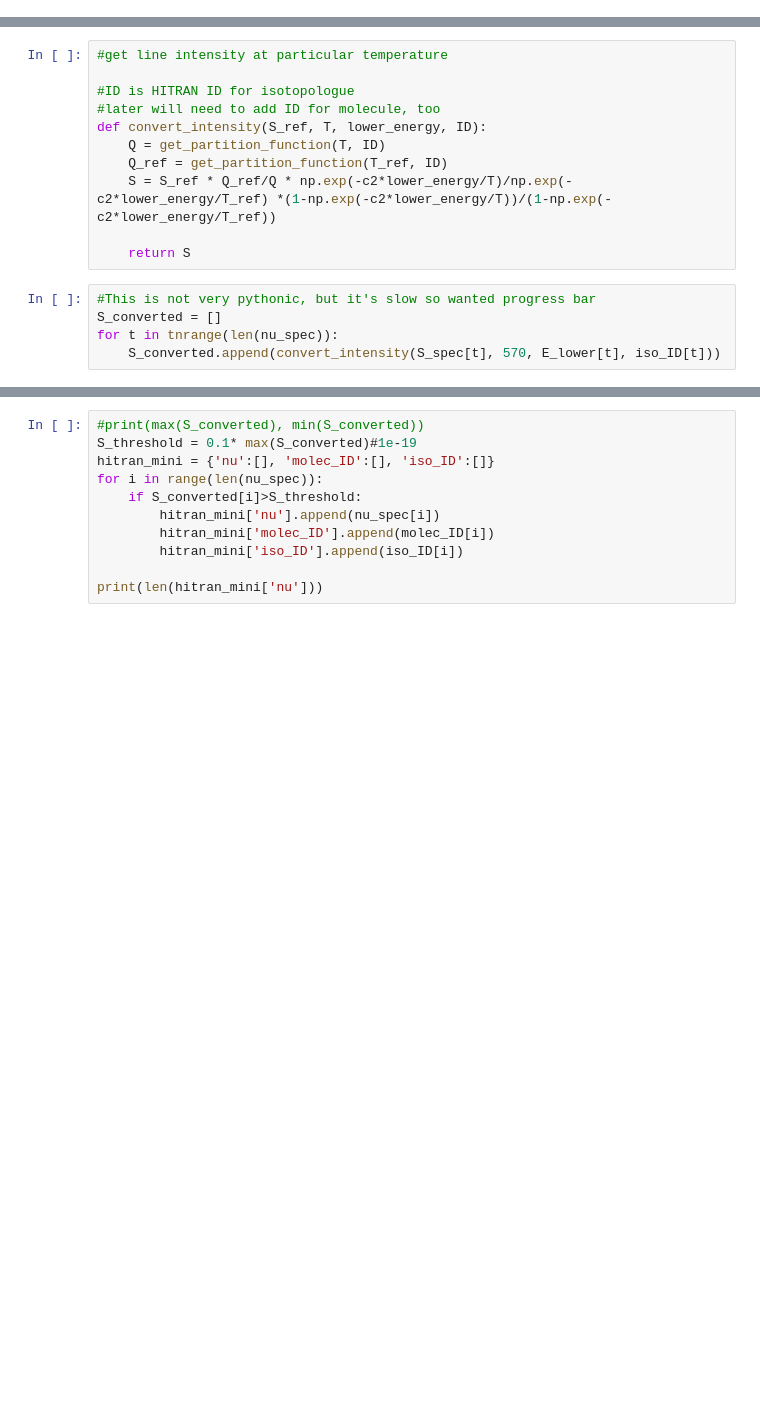
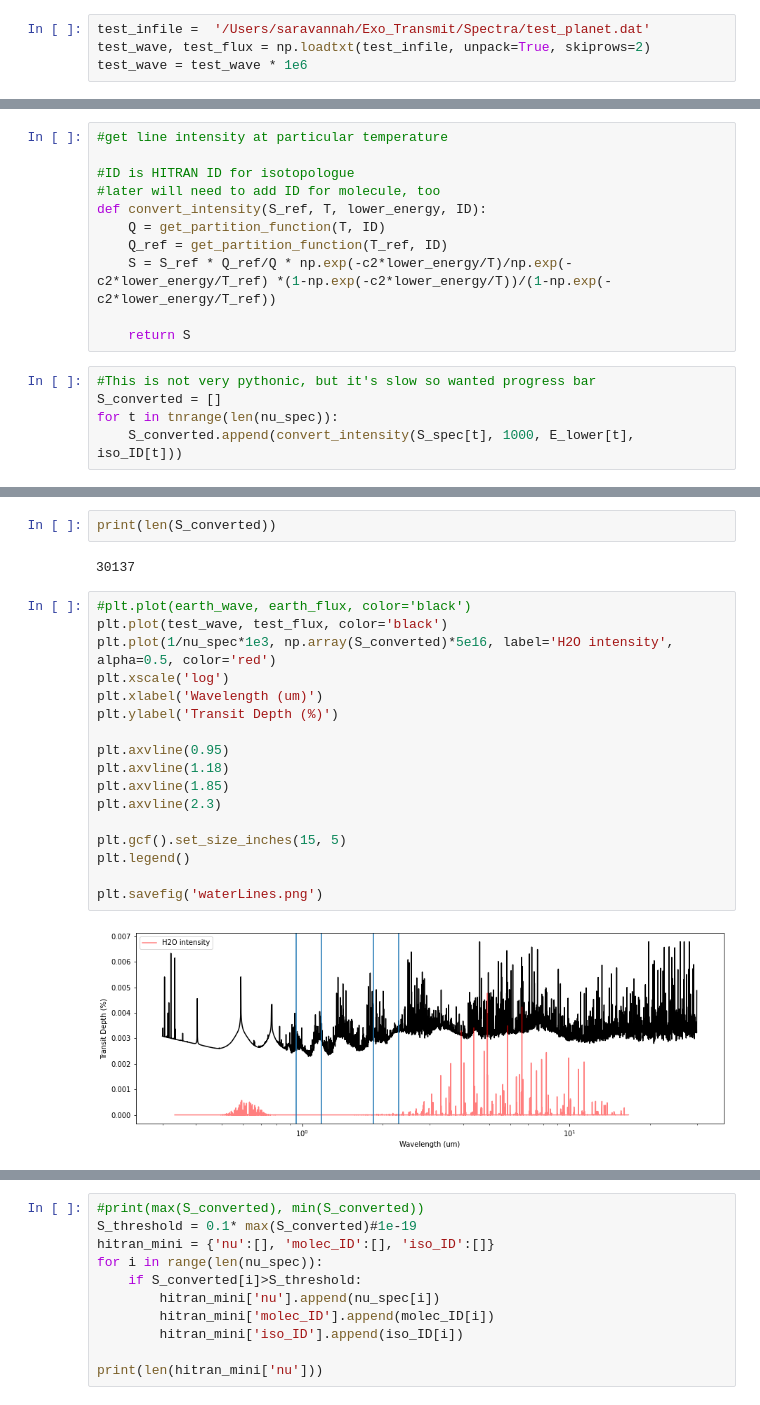
Before and after one commit to saracha413/betelgeuse, a Jupyter notebook: line_labels.ipynb, the cells around one changed output, grey strips where cells are left out. Saved outputs shown, nothing was run; the diff lists cells and outputs as text; blank space fills up the shorter version.

Commit message:
corrected comparison of HITRAN intensity to planet

```diff
--- a/line_labels.ipynb
+++ b/line_labels.ipynb
@@ -12,6 +12,10 @@ T_ref = 276 #HITRAN reference temp in K
 earth_infile = '/Users/saravannah/AstroSpec/Exo_Transmit_spectra/earth.txt'
 earth_wave, earth_flux = np.loadtxt(earth_infile, unpack=True, skiprows=2)
 earth_wave = earth_wave * 1e6
+# %%
+test_infile =  '/Users/saravannah/Exo_Transmit/Spectra/test_planet.dat'
+test_wave, test_flux = np.loadtxt(test_infile, unpack=True, skiprows=2)
+test_wave = test_wave * 1e6
 # %%
 #this is a big file - will take a minute to load it in
 hitran_infile = '/Users/saravannah/Desktop/H2O_big/61af93db.txt'#'/Users/saravannah/AstroSpec/Kempton_line_lists/onlyH2O_CO_CO2_CH4/619d10f5.out.txt' #'/Users/saravannah/AstroSpec/Kempton_line_lists/618ec803.out.txt'
@@ -48,4 +52,4 @@ def convert_intensity(S_ref, T, lower_energy, ID):
 #This is not very pythonic, but it's slow so wanted progress bar
 S_converted = []
 for t in tnrange(len(nu_spec)):
-    S_converted.append(convert_intensity(S_spec[t], 570, E_lower[t], iso_ID[t]))
+    S_converted.append(convert_intensity(S_spec[t], 1000, E_lower[t], iso_ID[t]))
@@ -64,0 +69,23 @@ plt.legend()
+# %%
+print(len(S_converted))
+# %% [output]
+30137
+# %%
+#plt.plot(earth_wave, earth_flux, color='black')
+plt.plot(test_wave, test_flux, color='black')
+plt.plot(1/nu_spec*1e3, np.array(S_converted)*5e16, label='H2O intensity', alpha=0.5, color='red')
+plt.xscale('log')
+plt.xlabel('Wavelength (um)')
+plt.ylabel('Transit Depth (%)')
+
+plt.axvline(0.95)
+plt.axvline(1.18)
+plt.axvline(1.85)
+plt.axvline(2.3)
+
+plt.gcf().set_size_inches(15, 5)
+plt.legend()
+
+plt.savefig('waterLines.png')
+# %% [output]
+[figure, added]
```
Also changed, not shown: parts of 5 cells of this notebook.
